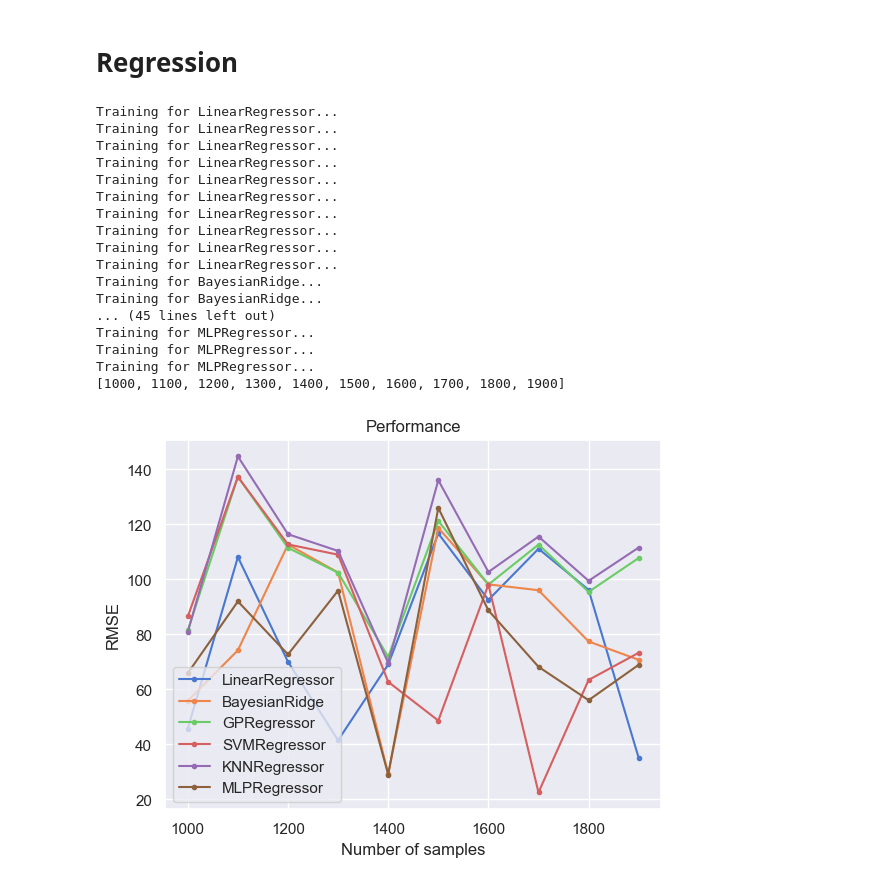
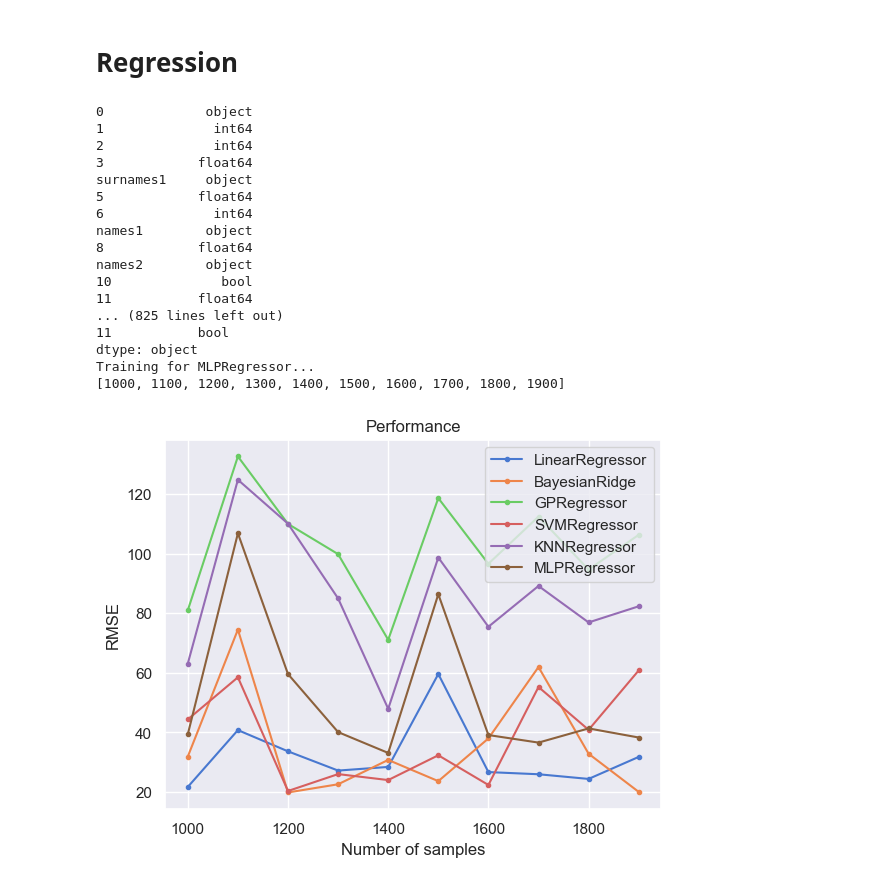
Before and after one commit to salvatorebuono02/DQ_Project, a Jupyter notebook: project.ipynb, the cells around one changed output. Cells and saved outputs as stored; diff of their text form; code cells hidden in the pictures.

```diff
--- a/project.ipynb
+++ b/project.ipynb
@@ -134,0 +163,30 @@ print(polluted_dataset.head())
+# %%
+def map_value_to_name(value):
+    if value >= 0 and value < 0.2:
+        return 'Alice'
+    elif value >= 0.2 and value < 0.4:
+        return 'Charlie'
+    elif value >= 0.4 and value < 0.6:
+        return 'David'
+    elif value >= 0.6 and value < 0.8:
+        return 'Eve'
+    else:
+        return 'Frank'
+# %%
+def map_to_boolean(value):
+    if value >= 0 and value < 0.5:
+        return True
+    else:
+        return False
+# %%
+def map_to_surname(value):
+    if value >= 0 and value < 0.2:
+        return 'Smith'
+    elif value >= 0.2 and value < 0.4:
+        return 'Johnson'
+    elif value >= 0.4 and value < 0.6:
+        return 'Williams'
+    elif value >= 0.6 and value < 0.8:
+        return 'Jones'
+    else:
+        return 'Brown'
@@ -134,0 +198,3 @@ print(polluted_dataset.head())
+# %%
+def map_to_integer(value):
+    return int(round(value, 2)*100)
@@ -262,47 +414,47 @@ results_for_each_algorithm = []
 REGRESSION_ALGORITHMS = ["LinearRegressor","BayesianRidge","GPRegressor","SVMRegressor","KNNRegressor","MLPRegressor"]
 SEED = 2023
 for algorithm in REGRESSION_ALGORITHMS:  # FIRST CICLE ON THE ALGORITHMS
 
     results_single_algorithm = []
 
     for i in range(0,10):  # SECOND CICLE ON THE NUMBER OF POLLUTED DATASET THAT YOU WANT TO CREATE WITH DIFFERENT % OF POLLUTION
         # DATA COLLECTION
         X, y = make_dataset_for_regression(n_samples=1000+i*100, n_features=12, n_informative=4, n_targets=1, bias=0.0, effective_rank=None, tail_strength=0.5, noise=20.0, seed=2023)
         # DATA POLLUTION
         df = pd.DataFrame(X)
-        df = inject_variable_type_issue(df, 0.6)
+        df = inject_variable_type_issue2(df, 0.7)
         df.columns = df.columns.astype(str)
         df = encode_categorical(df)
         # DATA ANALYSIS
         results_1_analysis = regression(df, y, algorithm, SEED)
         results_single_algorithm.append(results_1_analysis)
 
     results_for_each_algorithm.append(results_single_algorithm)
 
 # RESULTS EVALUATION
 # EXAMPLE FOR USING THE SCRIPTS TO PLOT THE RESULTS
 x_axis_values = [1000 + i * 100 for i in range(10)]
 print(x_axis_values)
 
 plot(x_axis_values, x_label="Number of samples", results=results_for_each_algorithm,title="Performance", algorithms=REGRESSION_ALGORITHMS, plot_type="performance")
 plot(x_axis_values, x_label="Number of samples", results=results_for_each_algorithm,title="Distance train-test", algorithms=REGRESSION_ALGORITHMS, plot_type="distance train-test")
 plot(x_axis_values, x_label="Number of samples", results=results_for_each_algorithm,title="Speed", algorithms=REGRESSION_ALGORITHMS, plot_type="speed")
 # %% [output]
-Training for LinearRegressor...
-Training for LinearRegressor...
-Training for LinearRegressor...
-Training for LinearRegressor...
-Training for LinearRegressor...
-Training for LinearRegressor...
-Training for LinearRegressor...
-Training for LinearRegressor...
-Training for LinearRegressor...
-Training for LinearRegressor...
-Training for BayesianRidge...
-Training for BayesianRidge...
-... (45 lines left out)
-Training for MLPRegressor...
-Training for MLPRegressor...
+0             object
+1              int64
+2              int64
+3            float64
+surnames1     object
+5            float64
+6              int64
+names1        object
+8            float64
+names2        object
+10              bool
+11           float64
+... (825 lines left out)
+11           bool
+dtype: object
 Training for MLPRegressor...
 [1000, 1100, 1200, 1300, 1400, 1500, 1600, 1700, 1800, 1900]
-[figure, old version]
+[figure, new version]
```
Also changed, not shown: parts of 17 cells of this notebook, 13 other files.
